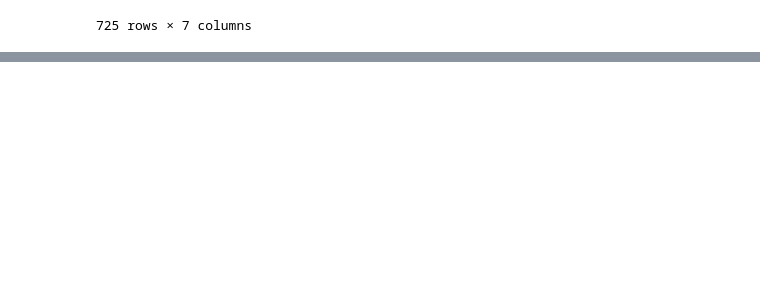
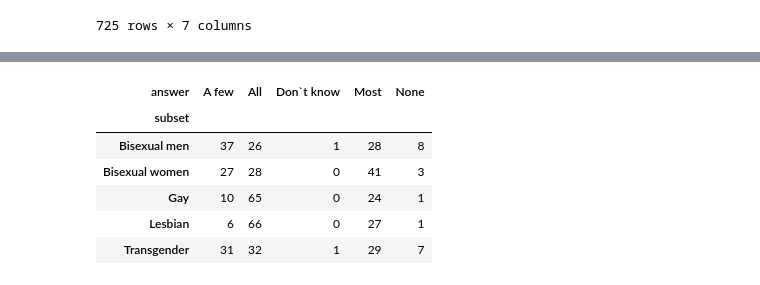
Before and after one commit to irwinmier96/Extra_Side_Projects, a Jupyter notebook: LGBT Europe/daily_life_survey.ipynb, the cells around one changed output, grey strips where cells are left out. Saved outputs shown, nothing was run; the diff lists cells and outputs as text; code cells hidden in the pictures; blank space fills up the shorter version.

```diff
--- a/LGBT Europe/daily_life_survey.ipynb
+++ b/LGBT Europe/daily_life_survey.ipynb
@@ -124,0 +146,11 @@ picked_questions
+# %%
+uk_survey = pd.DataFrame(uk.groupby(['subset','answer']).sum()['percentage'].unstack())
+uk_survey
+# %% [output]
+| answer | A few | All | Don`t know | Most | None |
+| subset |  |  |  |  |  |
+| Bisexual men | 37 | 26 | 1 | 28 | 8 |
+| Bisexual women | 27 | 28 | 0 | 41 | 3 |
+| Gay | 10 | 65 | 0 | 24 | 1 |
+| Lesbian | 6 | 66 | 0 | 27 | 1 |
+| Transgender | 31 | 32 | 1 | 29 | 7 |
```
Also changed, not shown: parts of 3 cells of this notebook, 1 other file.
